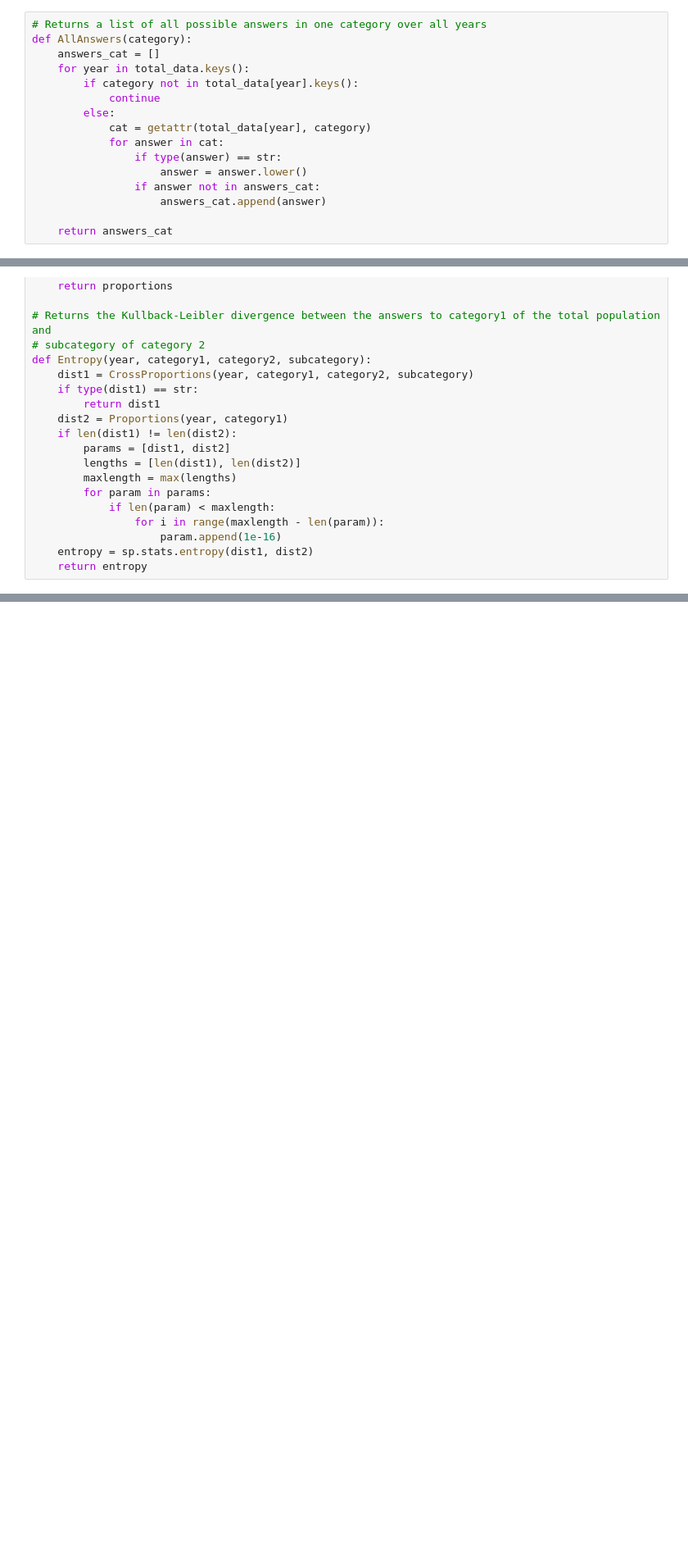
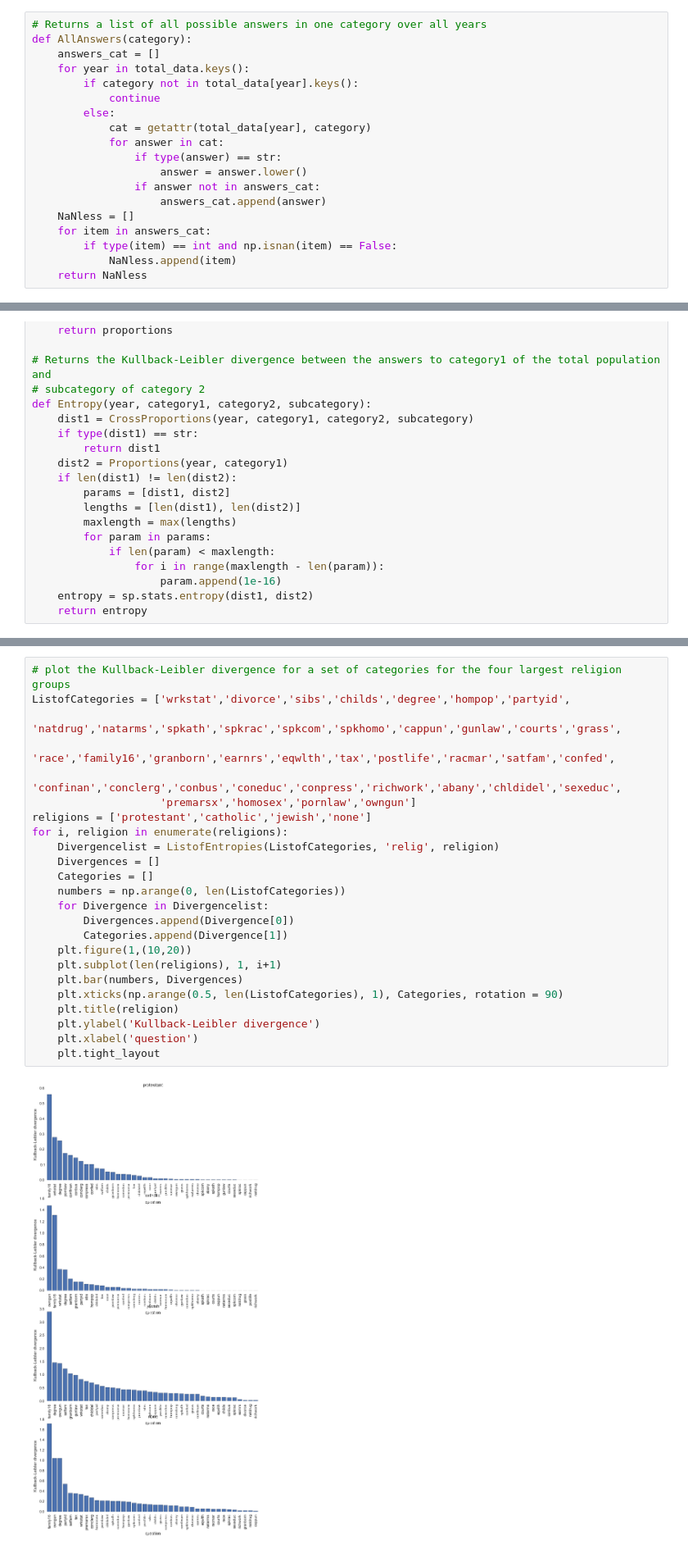
Before and after one commit to JorrenAdvProg/MasterclassBDProject, a Jupyter notebook: BDProject_Bosga_Meijers.ipynb, the cells around one changed output, grey strips where cells are left out. Shown: that part at 82% size. Saved outputs shown, nothing was run; the diff lists cells and outputs as text; blank space fills up the shorter version.

Commit message:
plots and divergence fix

```diff
--- a/BDProject_Bosga_Meijers.ipynb
+++ b/BDProject_Bosga_Meijers.ipynb
@@ -49,8 +49,11 @@ def AllAnswers(category):
                     answer = answer.lower()
                 if answer not in answers_cat:
                     answers_cat.append(answer)
-
-    return answers_cat
+    NaNless = []
+    for item in answers_cat:
+        if type(item) == int and np.isnan(item) == False:
+            NaNless.append(item)
+    return NaNless
 # %% [markdown]
 The block below is dedicated to calculating proportions of answers within a certain category in one year. This is useful for getting a general idea of distributions within a single year. The first function, Count, counts the frequencies of the answers to a survey question (category), and returns them in a dictionary. The second function, CategoryCompletion, appends the answers that were not chosen or included in the options for a survey question of a single year to the output of the Counted function with a very small value (such that entropy calculations are not affected). The last function, Proportions, transforms the frequencies into proportions and returns them in a list.
 # %%
@@ -308,0 +271,26 @@ grass not in 1972
+# %%
+# plot the Kullback-Leibler divergence for a set of categories for the four largest religion groups
+ListofCategories = ['wrkstat','divorce','sibs','childs','degree','hompop','partyid',
+                    'natdrug','natarms','spkath','spkrac','spkcom','spkhomo','cappun','gunlaw','courts','grass',
+                    'race','family16','granborn','earnrs','eqwlth','tax','postlife','racmar','satfam','confed',
+                    'confinan','conclerg','conbus','coneduc','conpress','richwork','abany','chldidel','sexeduc',
+                    'premarsx','homosex','pornlaw','owngun']
+religions = ['protestant','catholic','jewish','none']
+for i, religion in enumerate(religions):
+    Divergencelist = ListofEntropies(ListofCategories, 'relig', religion)
+    Divergences = []
+    Categories = []
+    numbers = np.arange(0, len(ListofCategories))
+    for Divergence in Divergencelist:
+        Divergences.append(Divergence[0])
+        Categories.append(Divergence[1])
+    plt.figure(1,(10,20))
+    plt.subplot(len(religions), 1, i+1)
+    plt.bar(numbers, Divergences)
+    plt.xticks(np.arange(0.5, len(ListofCategories), 1), Categories, rotation = 90)
+    plt.title(religion)
+    plt.ylabel('Kullback-Leibler divergence')
+    plt.xlabel('question')
+    plt.tight_layout
+# %% [output]
+[figure, added]
```
Also changed, not shown: parts of 5 cells of this notebook.
